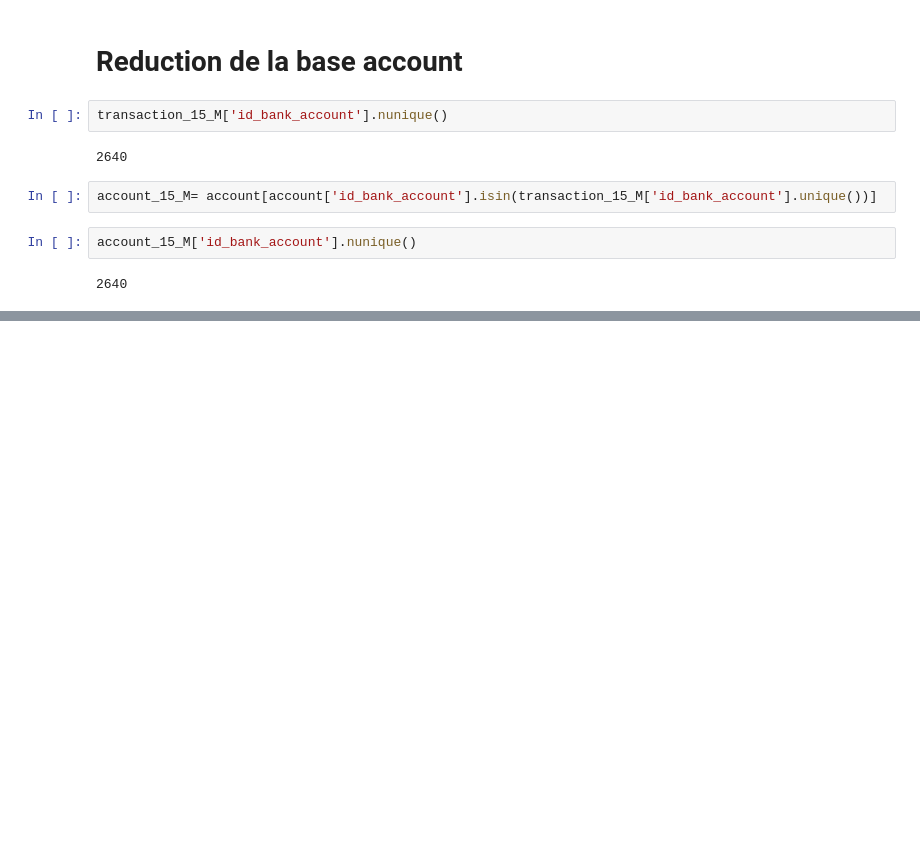
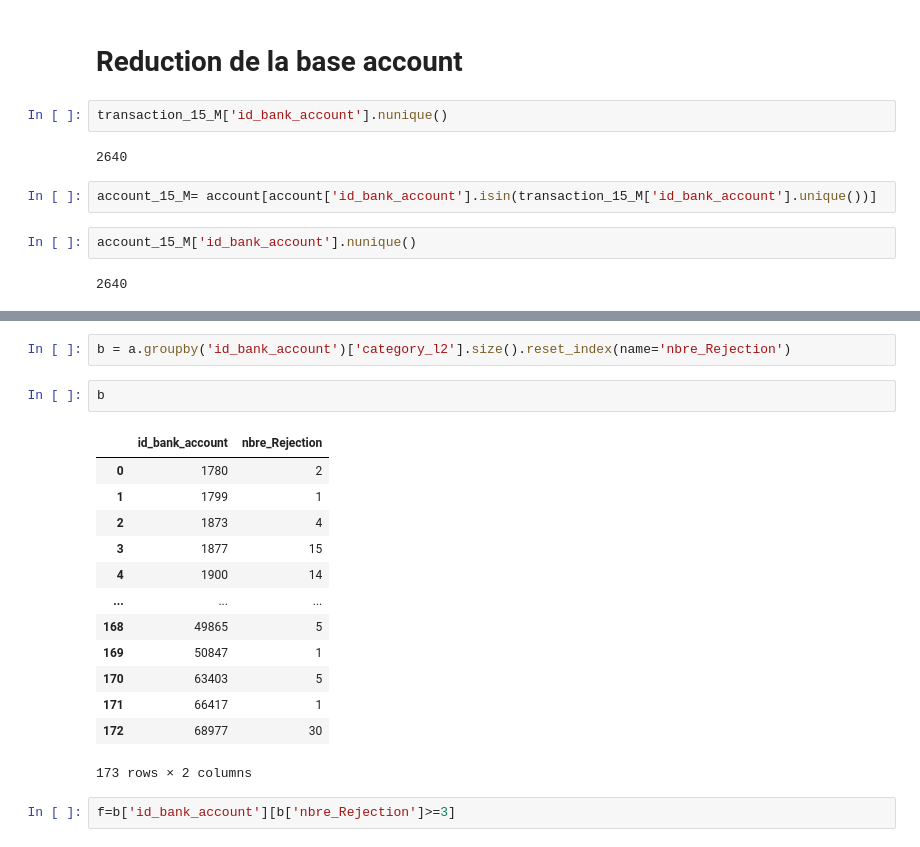
Before and after one commit to rouaabl/Projet-construction-d-un-score-d-octroi, a Jupyter notebook: CLEAN.ipynb, the cells around one changed output, grey strips where cells are left out. Cells and saved outputs as stored; diff of their text form; blank space fills up the shorter version.

```diff
--- a/CLEAN.ipynb
+++ b/CLEAN.ipynb
@@ -273,0 +321,20 @@ account_15_M['id_bank_account'].nunique()
+# %%
+b = a.groupby('id_bank_account')['category_l2'].size().reset_index(name='nbre_Rejection')
+# %%
+b
+# %% [output]
+|  | id_bank_account | nbre_Rejection |
+| 0 | 1780 | 2 |
+| 1 | 1799 | 1 |
+| 2 | 1873 | 4 |
+| 3 | 1877 | 15 |
+| 4 | 1900 | 14 |
+| ... | ... | ... |
+| 168 | 49865 | 5 |
+| 169 | 50847 | 1 |
+| 170 | 63403 | 5 |
+| 171 | 66417 | 1 |
+| 172 | 68977 | 30 |
+173 rows × 2 columns
+# %%
+f=b['id_bank_account'][b['nbre_Rejection']>=3]
```
Also changed, not shown: parts of 7 cells of this notebook.
